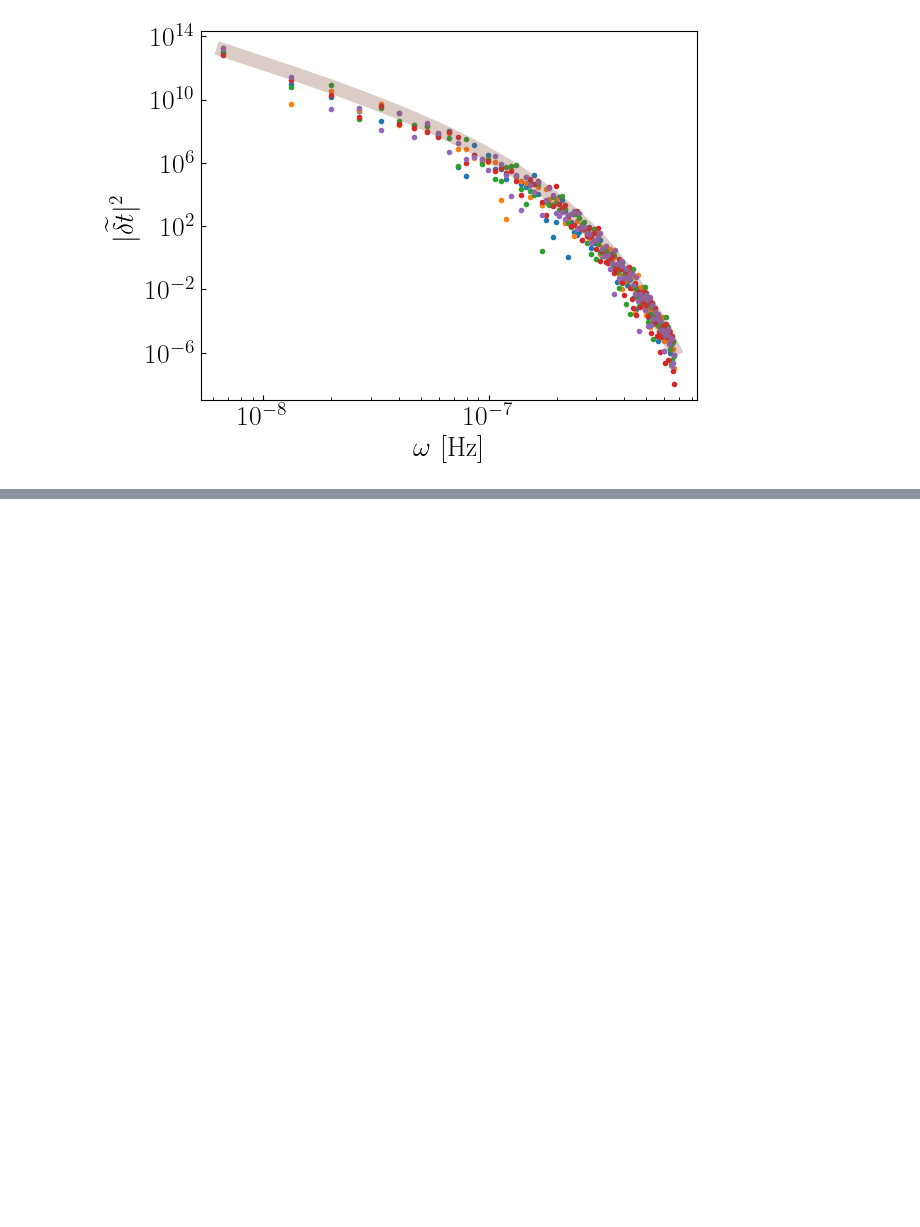
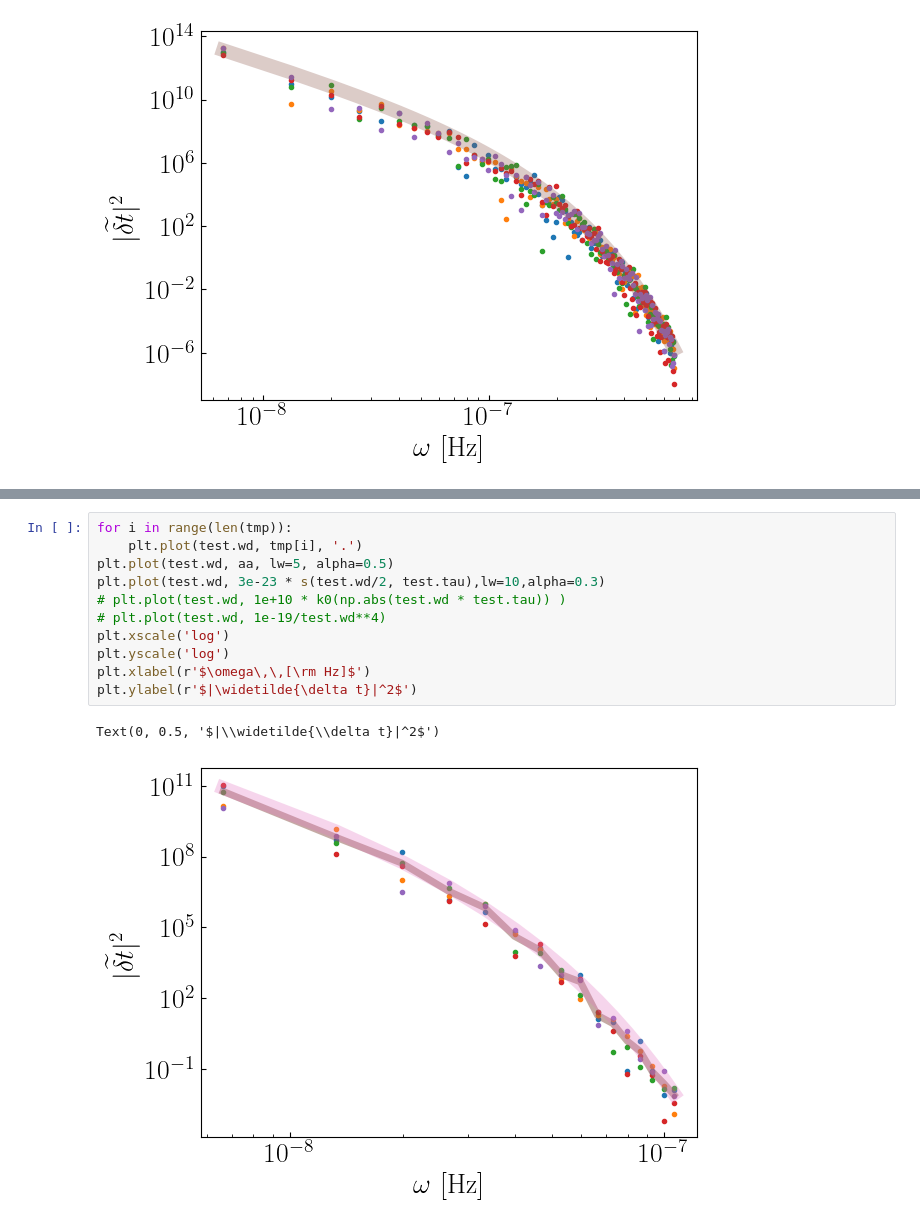
Before and after one commit to hjkim0620/ULDM_PTA_Likelihood, a Jupyter notebook: ULDM_PTA_Likelihood.ipynb, the cells around one changed output, grey strips where cells are left out. Drawn from its saved outputs; the diff is of its cells as text; blank space fills up the shorter version.

```diff
--- a/ULDM_PTA_Likelihood.ipynb
+++ b/ULDM_PTA_Likelihood.ipynb
@@ -169,0 +319,14 @@ def s(w, tau):
+# %%
+for i in range(len(tmp)):
+    plt.plot(test.wd, tmp[i], '.')
+plt.plot(test.wd, aa, lw=5, alpha=0.5)
+plt.plot(test.wd, 3e-23 * s(test.wd/2, test.tau),lw=10,alpha=0.3)
+# plt.plot(test.wd, 1e+10 * k0(np.abs(test.wd * test.tau)) )
+# plt.plot(test.wd, 1e-19/test.wd**4)
+plt.xscale('log')
+plt.yscale('log')
+plt.xlabel(r'$\omega\,\,[\rm Hz]$')
+plt.ylabel(r'$|\widetilde{\delta t}|^2$')
+# %% [output]
+Text(0, 0.5, '$|\\widetilde{\\delta t}|^2$')
+[figure, added]
```
Also changed, not shown: parts of 21 cells of this notebook.
